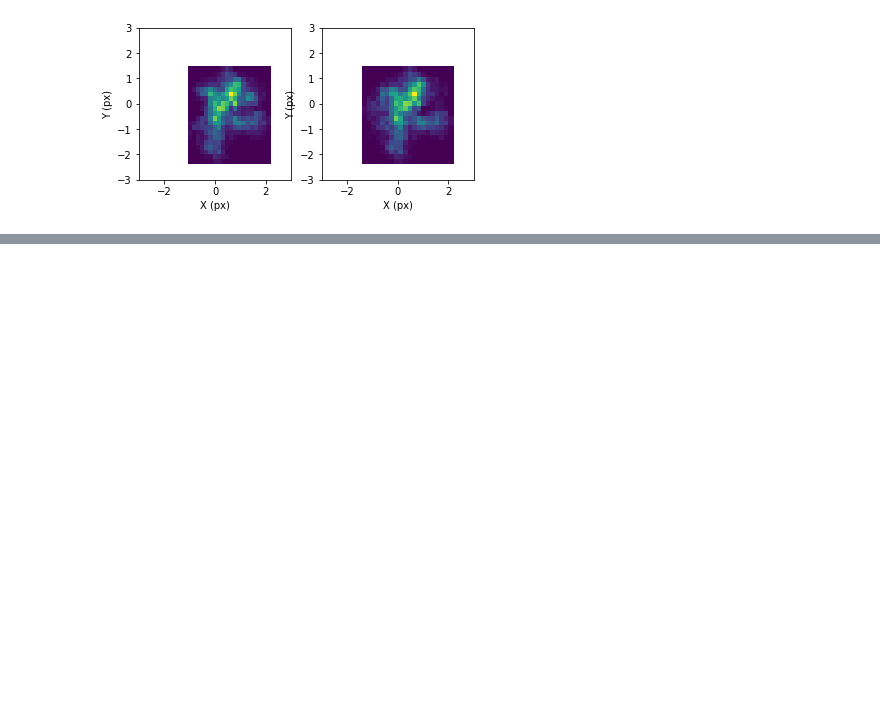
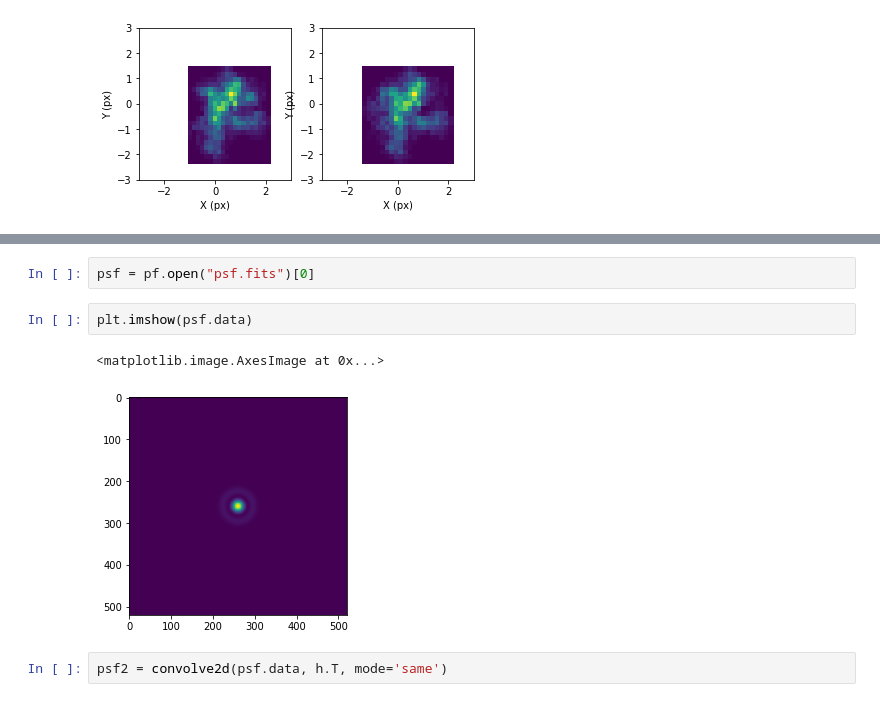
Before and after one commit to tkamizuka/jasmine-imagesim-data, a Jupyter notebook: 20220514a/02_results_ctl4_det10_tel10/analysis11.ipynb, the cells around one changed output, grey strips where cells are left out. Drawn from its saved outputs; the diff is of its cells as text; blank space fills up the shorter version.

```diff
--- a/20220514a/02_results_ctl4_det10_tel10/analysis11.ipynb
+++ b/20220514a/02_results_ctl4_det10_tel10/analysis11.ipynb
@@ -93,0 +138,9 @@ for i in range(0,10):
+# %%
+psf = pf.open("psf.fits")[0]
+# %%
+plt.imshow(psf.data)
+# %% [output]
+<matplotlib.image.AxesImage at 0x...>
+[figure, added]
+# %%
+psf2 = convolve2d(psf.data, h.T, mode='same')
```
Also changed, not shown: parts of 12 cells of this notebook, 11 other files.
